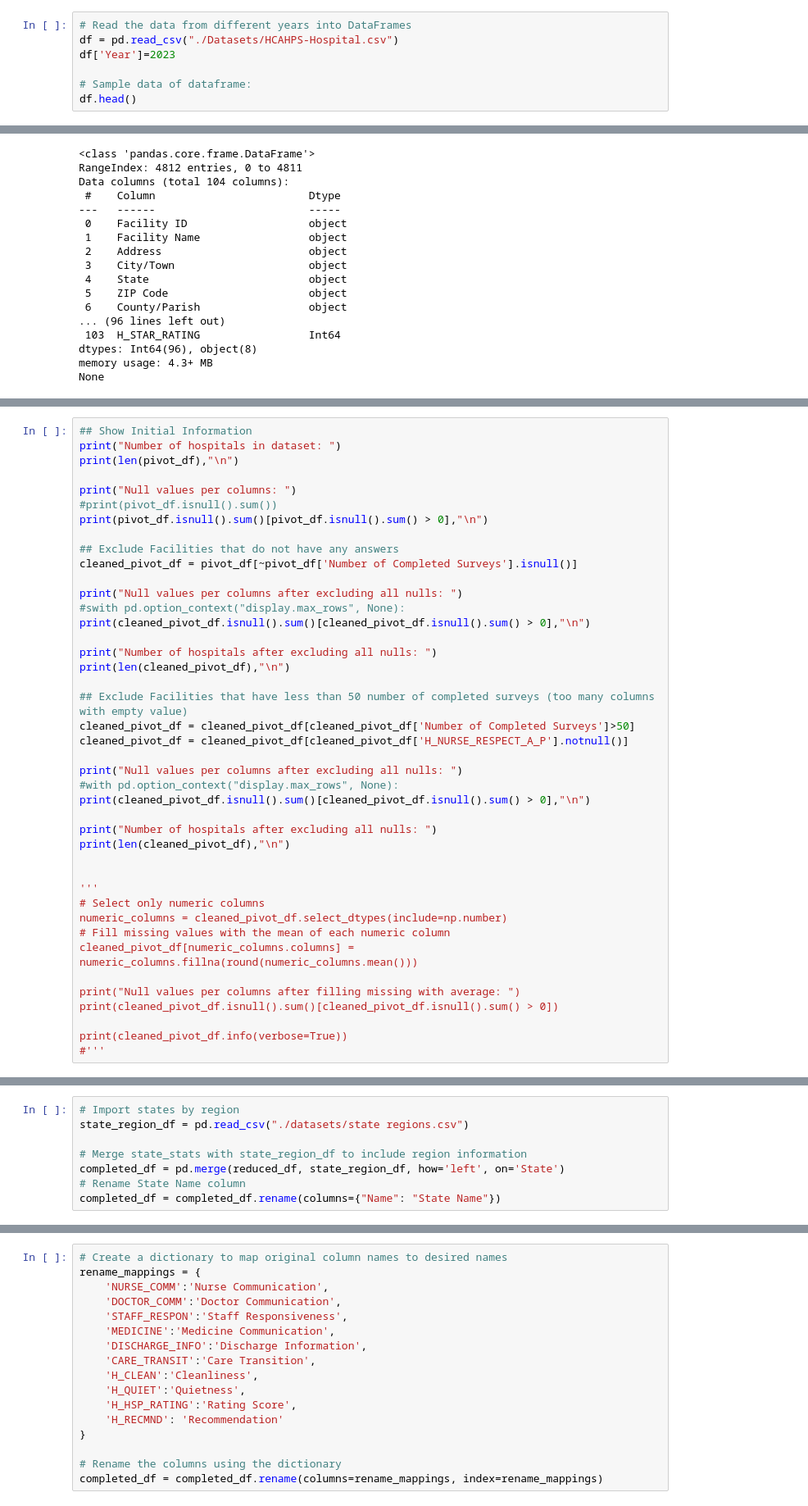
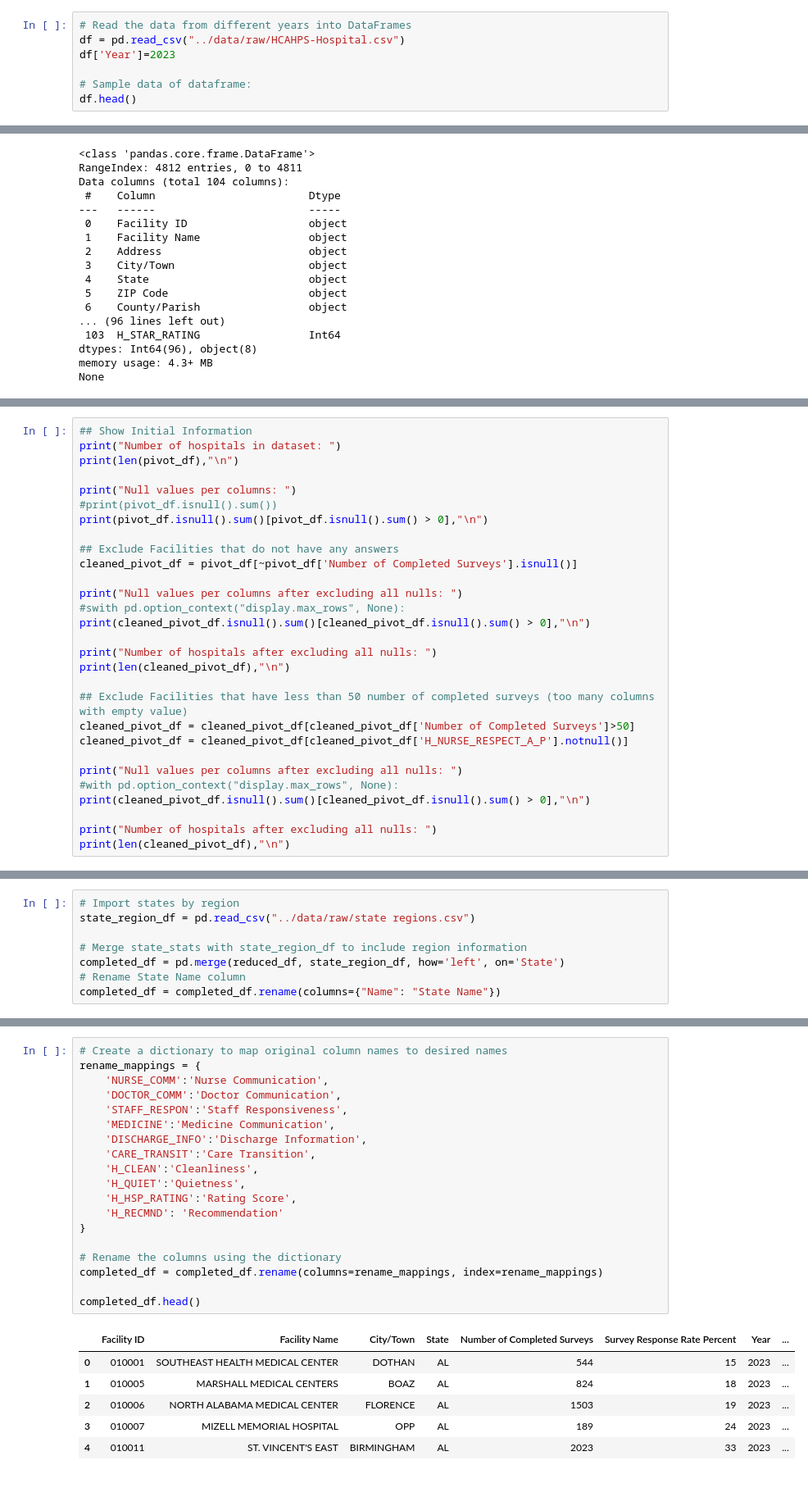
Before and after one commit to demavior/PublicHealthExperience, a Jupyter notebook: Analysis/Data-Preparation.ipynb, the cells around one changed output, grey strips where cells are left out. Shown at 82% size. Cells and saved outputs as stored; diff of their text form.

```diff
--- a/Analysis/Data-Preparation.ipynb
+++ b/Analysis/Data-Preparation.ipynb
@@ -15,6 +8,6 @@ import os
 # %%
 # Read the data from different years into DataFrames
-df = pd.read_csv("./Datasets/HCAHPS-Hospital.csv")
+df = pd.read_csv("../data/raw/HCAHPS-Hospital.csv")
 df['Year']=2023
 
 # Sample data of dataframe:
@@ -161,19 +152,6 @@ print(cleaned_pivot_df.isnull().sum()[cleaned_pivot_df.isnull().sum() > 0],"\n")
 
 print("Number of hospitals after excluding all nulls: ")
 print(len(cleaned_pivot_df),"\n")
-
-
-'''
-# Select only numeric columns
-numeric_columns = cleaned_pivot_df.select_dtypes(include=np.number)
-# Fill missing values with the mean of each numeric column
-cleaned_pivot_df[numeric_columns.columns] = numeric_columns.fillna(round(numeric_columns.mean()))
-
-print("Null values per columns after filling missing with average: ")
-print(cleaned_pivot_df.isnull().sum()[cleaned_pivot_df.isnull().sum() > 0])
-
-print(cleaned_pivot_df.info(verbose=True))
-#'''
 # %% [output]
 Number of hospitals in dataset:
 4812
@@ -339,6 +288,6 @@ None
 # %%
 # Import states by region
-state_region_df = pd.read_csv("./datasets/state regions.csv")
+state_region_df = pd.read_csv("../data/raw/state regions.csv")
 
 # Merge state_stats with state_region_df to include region information
 completed_df = pd.merge(reduced_df, state_region_df, how='left', on='State')
@@ -349,17 +298,26 @@ completed_df = completed_df.rename(columns={"Name": "State Name"})
 # %%
 # Create a dictionary to map original column names to desired names
 rename_mappings = {
     'NURSE_COMM':'Nurse Communication',
     'DOCTOR_COMM':'Doctor Communication',
     'STAFF_RESPON':'Staff Responsiveness',
     'MEDICINE':'Medicine Communication',
     'DISCHARGE_INFO':'Discharge Information',
     'CARE_TRANSIT':'Care Transition',
     'H_CLEAN':'Cleanliness',
     'H_QUIET':'Quietness',
     'H_HSP_RATING':'Rating Score',
     'H_RECMND': 'Recommendation'
 }
 
 # Rename the columns using the dictionary
 completed_df = completed_df.rename(columns=rename_mappings, index=rename_mappings)
+
+completed_df.head()
+# %% [output]
+|  | Facility ID | Facility Name | City/Town | State | Number of Completed Surveys | Survey Response Rate Percent | Year | ... |
+| 0 | 010001 | SOUTHEAST HEALTH MEDICAL CENTER | DOTHAN | AL | 544 | 15 | 2023 | ... |
+| 1 | 010005 | MARSHALL MEDICAL CENTERS | BOAZ | AL | 824 | 18 | 2023 | ... |
+| 2 | 010006 | NORTH ALABAMA MEDICAL CENTER | FLORENCE | AL | 1503 | 19 | 2023 | ... |
+| 3 | 010007 | MIZELL MEMORIAL HOSPITAL | OPP | AL | 189 | 24 | 2023 | ... |
+| 4 | 010011 | ST. VINCENT'S EAST | BIRMINGHAM | AL | 2023 | 33 | 2023 | ... |
```
Also changed, not shown: parts of 18 cells of this notebook.
